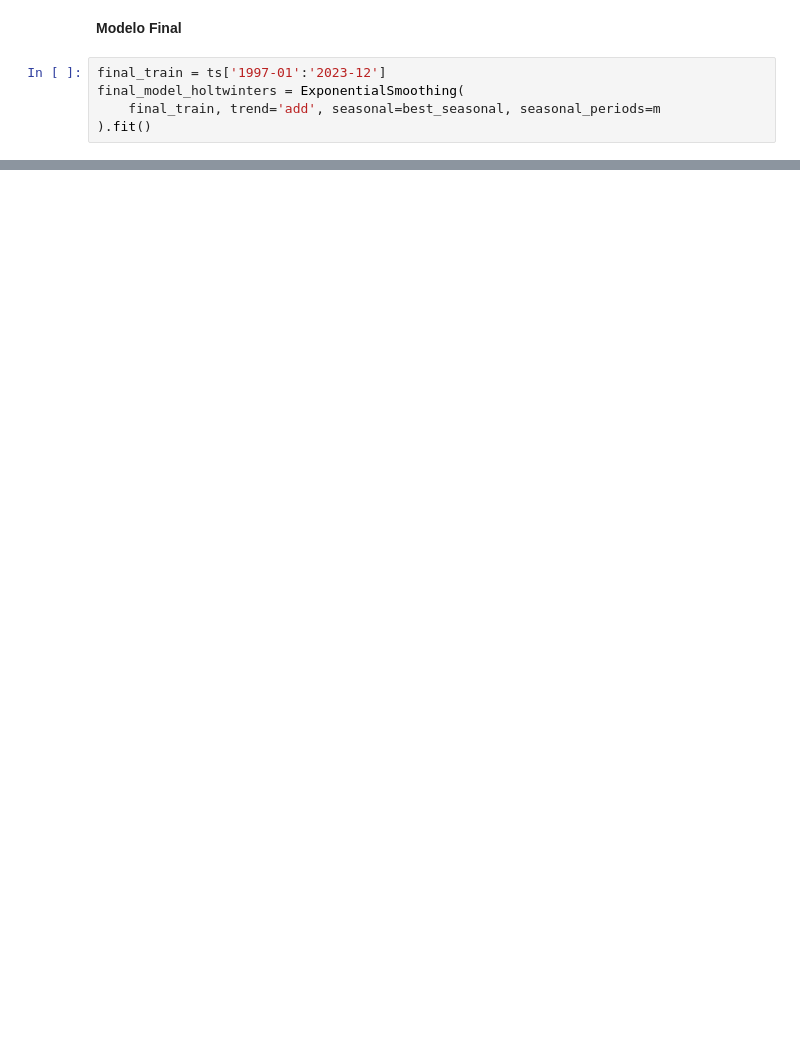
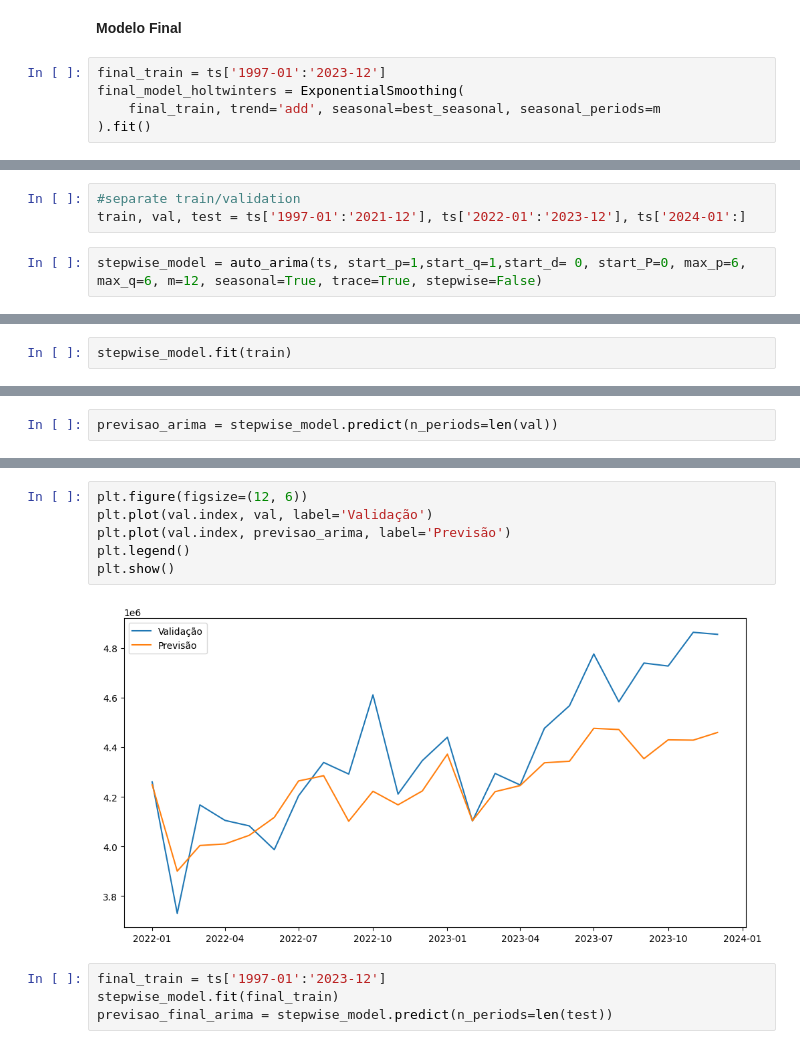
Before and after one commit to VinicyusSantos/producao-gas-natural-1997_2025_ANP, a Jupyter notebook: MODELOS_producao_gas_natural_1000m3_1997_2025.ipynb, the cells around one changed output, grey strips where cells are left out. Saved outputs shown, nothing was run; the diff lists cells and outputs as text; blank space fills up the shorter version.

Commit message:
ARIMA/SARIMA

```diff
--- a/MODELOS_producao_gas_natural_1000m3_1997_2025.ipynb
+++ b/MODELOS_producao_gas_natural_1000m3_1997_2025.ipynb
@@ -229,0 +234,5 @@ initial_seasons.11            33732.816                 s.11                 Tru
+# %%
+#separate train/validation
+train, val, test = ts['1997-01':'2021-12'], ts['2022-01':'2023-12'], ts['2024-01':]
+# %%
+stepwise_model = auto_arima(ts, start_p=1,start_q=1,start_d= 0, start_P=0, max_p=6, max_q=6, m=12, seasonal=True, trace=True, stepwise=False)
@@ -229,0 +257,2 @@ initial_seasons.11            33732.816                 s.11                 Tru
+# %%
+stepwise_model.fit(train)
@@ -229,0 +262,2 @@ initial_seasons.11            33732.816                 s.11                 Tru
+# %%
+previsao_arima = stepwise_model.predict(n_periods=len(val))
@@ -229,0 +278,12 @@ initial_seasons.11            33732.816                 s.11                 Tru
+# %%
+plt.figure(figsize=(12, 6))
+plt.plot(val.index, val, label='Validação')
+plt.plot(val.index, previsao_arima, label='Previsão')
+plt.legend()
+plt.show()
+# %% [output]
+[figure, added]
+# %%
+final_train = ts['1997-01':'2023-12']
+stepwise_model.fit(final_train)
+previsao_final_arima = stepwise_model.predict(n_periods=len(test))
```
Also changed, not shown: parts of 14 cells of this notebook.
